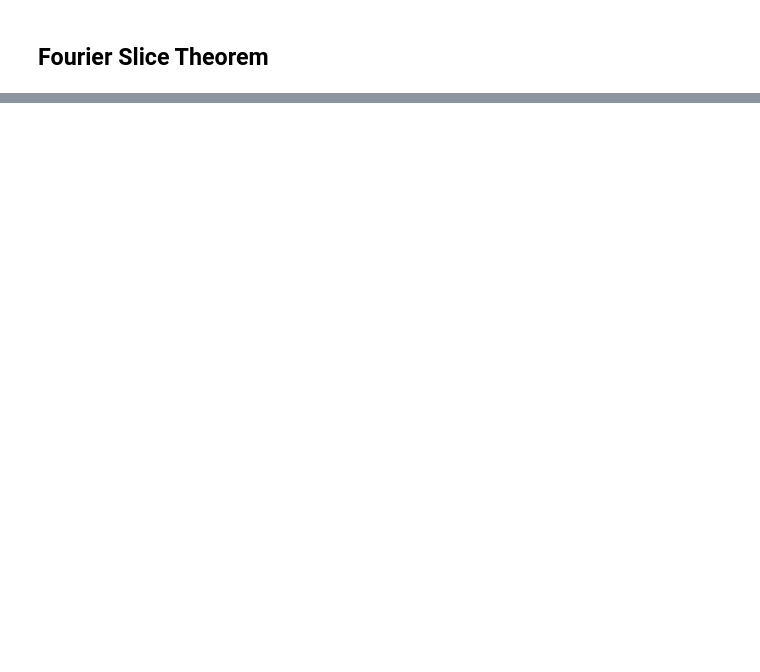
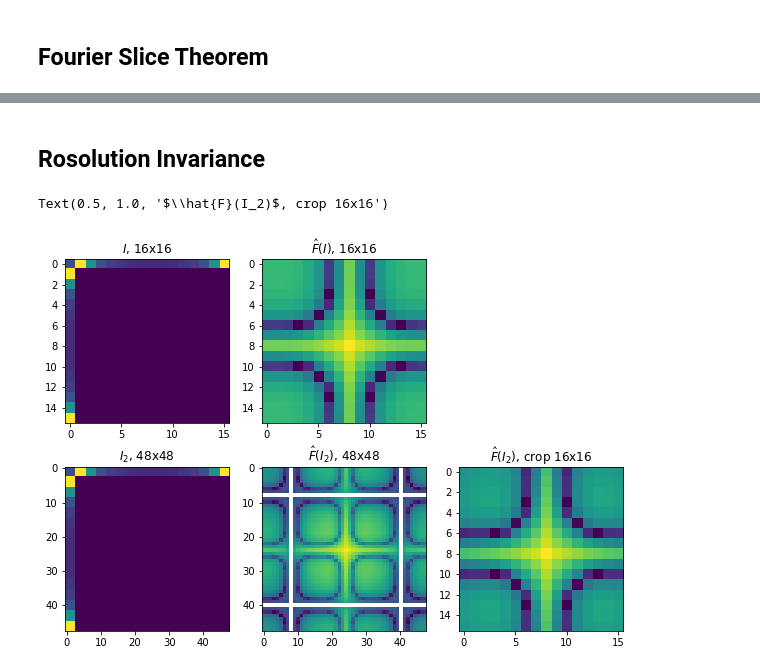
Before and after one commit to dugu9sword/mlvis, a Jupyter notebook: fourier.ipynb, the cells around one changed output, grey strips where cells are left out. Drawn from its saved outputs; the diff is of its cells as text; code cells hidden in the pictures; blank space fills up the shorter version.

```diff
--- a/fourier.ipynb
+++ b/fourier.ipynb
@@ -64,0 +66,42 @@ plt.imshow(fftshift(fx[0, :][np.newaxis, :]), aspect=10)
+# %% [markdown]
+## Rosolution Invariance
+# %%
+freq = np.sin(np.mgrid[-4:4:.5,-4:4:.5]).mean(0)
+# freq = np.sin(np.mgrid[-4:4:.1,-4:4:.1]).mean(0)
+
+X = np.abs(ifft2(freq))
+D = len(X[0])
+half = 1
+total = half * 2 + 1
+y = X.repeat(total).reshape(D, D * total).transpose().repeat(total).reshape(D * total, D * total).transpose()
+
+# y = np.concatenate([X for _ in range(total)])
+# y = np.concatenate([y for _ in range(total)], axis=1)
+
+fx = fftshift(np.abs(fft2(X, norm="forward")))
+fy = fftshift(np.abs(fft2(y, norm="forward"))) # [D: D+D, D: D+D]
+
+plt.figure(figsize=(10, 7))
+
+plt.subplot(2, 3, 1)
+plt.imshow(X)
+plt.title("$I$, 16x16")
+
+plt.subplot(2, 3, 2)
+plt.imshow(np.log(fx))
+plt.title("$\hat{F}(I)$, 16x16")
+
+plt.subplot(2, 3, 4)
+plt.imshow(y)
+plt.title("$I_2$, 48x48")
+
+plt.subplot(2, 3, 5)
+plt.imshow(np.log(fy))
+plt.title("$\hat{F}(I_2)$, 48x48")
+
+plt.subplot(2, 3, 6)
+plt.imshow(np.log(fy)[D * half: D * half + D, D * half: D * half + D])
+plt.title("$\hat{F}(I_2)$, crop 16x16")
+# %% [output]
+Text(0.5, 1.0, '$\\hat{F}(I_2)$, crop 16x16')
+[figure, added]
```
Also changed, not shown: parts of 10 cells of this notebook.
